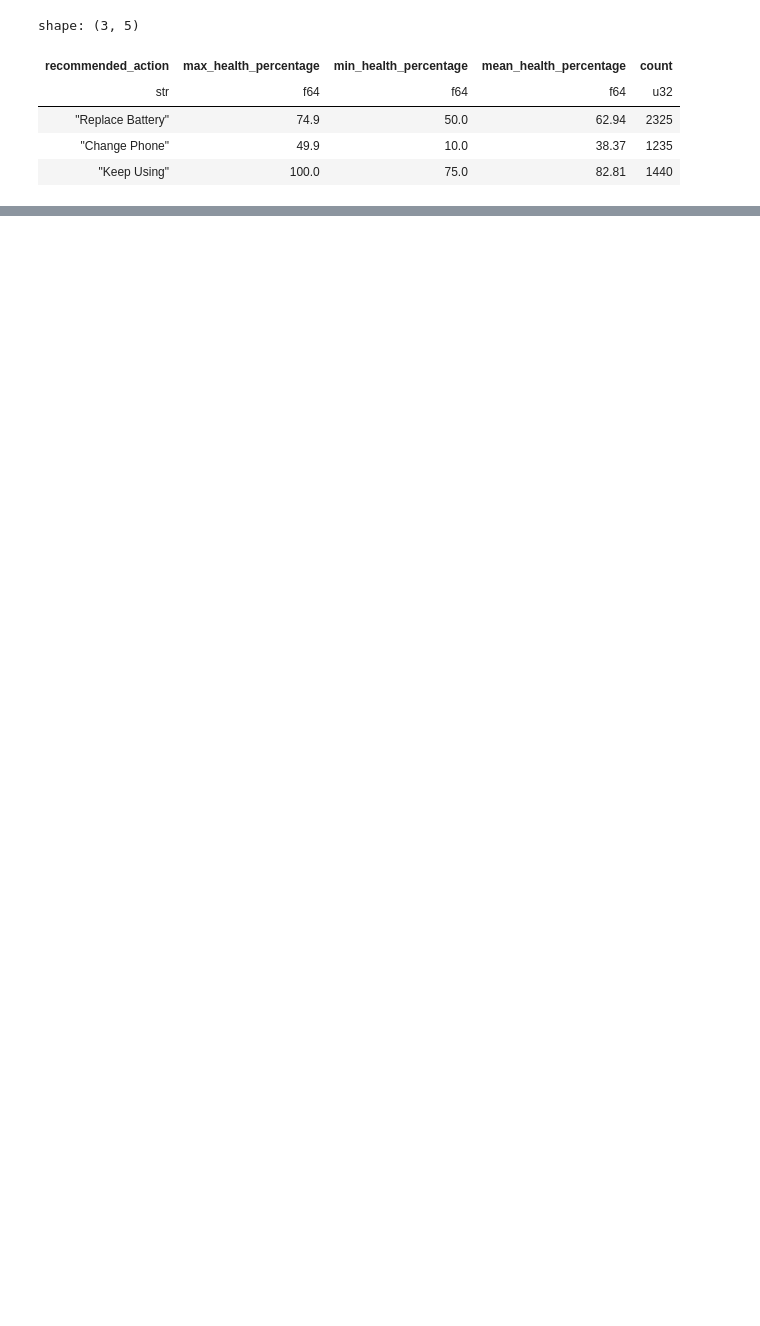
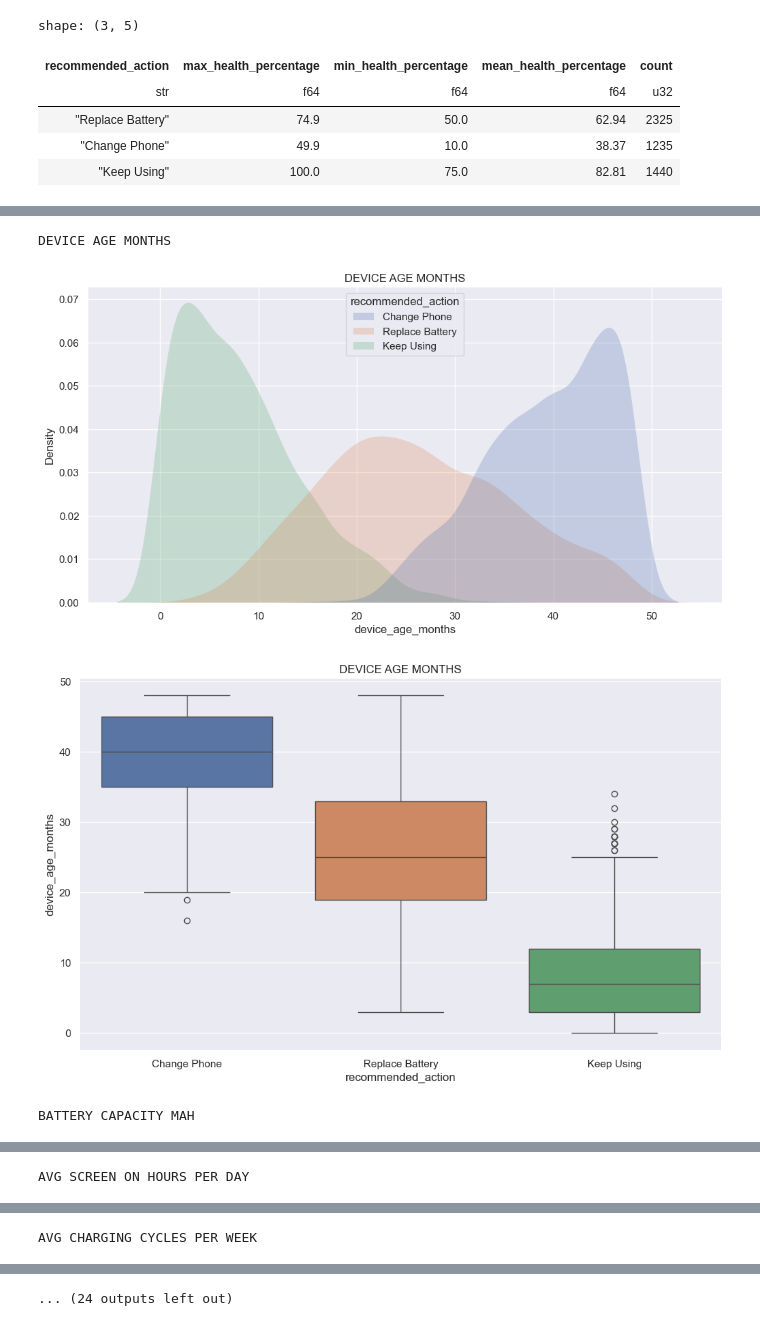
Before and after one commit to DaliDalmas/smart-phone-battery-health, a Jupyter notebook: analytics/2025-01-30.ipynb, the cells around one changed output, grey strips where cells are left out. Saved outputs shown, nothing was run; the diff lists cells and outputs as text; code cells hidden in the pictures; blank space fills up the shorter version.

```diff
--- a/analytics/2025-01-30.ipynb
+++ b/analytics/2025-01-30.ipynb
@@ -58,0 +108,45 @@ shape: (3, 5)
+# %%
+numerical_columns = [
+    'device_age_months',
+    'battery_capacity_mah',
+    'avg_screen_on_hours_per_day',
+    'avg_charging_cycles_per_week',
+    'avg_battery_temp_celsius',
+    'fast_charging_usage_percent',
+    'overnight_charging_freq_per_week',
+    'gaming_hours_per_week',
+    'video_streaming_hours_per_week',
+    'charging_habit_score',
+    'usage_intensity_score',
+    'thermal_stress_index'
+]
+for  col in numerical_columns:
+    title = col.replace('_', ' ').upper()
+    print(title)
+    g = sns.kdeplot(
+        data=data,
+        x = col,
+        fill=True,
+        hue='recommended_action',
+        linewidth=0,
+        common_norm=False
+    )
+    g.figure.set_size_inches(12, 6)
+    sns.despine(top=True, right=True, left=True, bottom=True)
+    plt.title(title)
+    plt.show()
+
+    g = sns.boxplot(
+        data=data,
+        y=col,
+        x='recommended_action',
+        hue='recommended_action')
+    g.figure.set_size_inches(12, 7)
+    sns.despine(top=True, right=True, left=True, bottom=True)
+    plt.title(title)
+    plt.show()
+# %% [output]
+DEVICE AGE MONTHS
+[figure, added]
+[figure, added]
+BATTERY CAPACITY MAH
@@ -58,0 +155 @@ shape: (3, 5)
+AVG SCREEN ON HOURS PER DAY
@@ -58,0 +158 @@ shape: (3, 5)
+AVG CHARGING CYCLES PER WEEK
@@ -58,0 +161 @@ shape: (3, 5)
+... (24 outputs left out)
```
Also changed, not shown: parts of 8 cells of this notebook, 1 other file.
